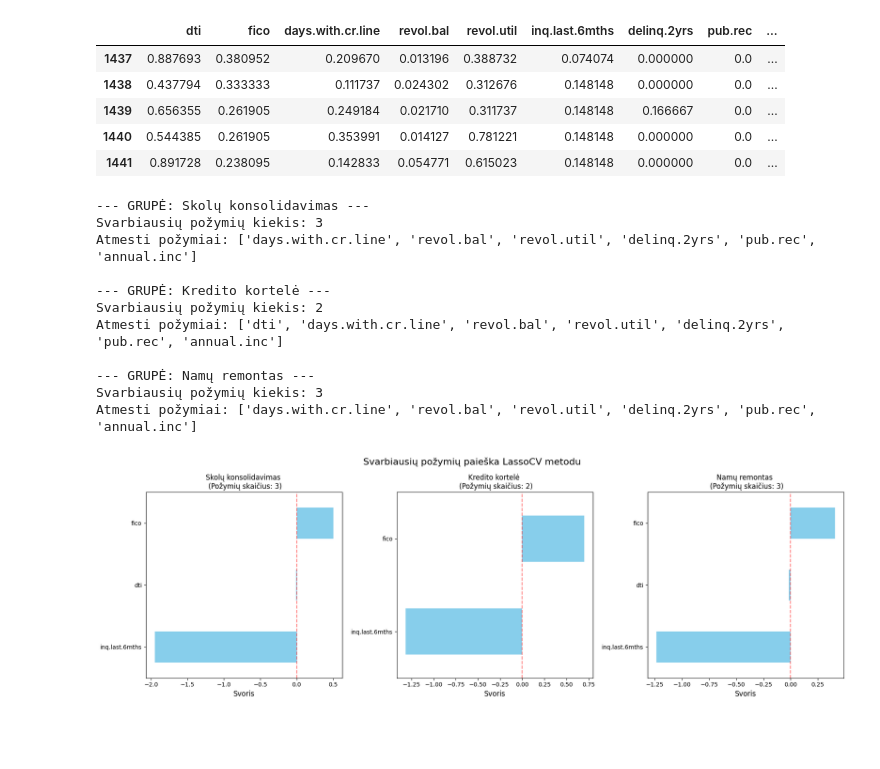
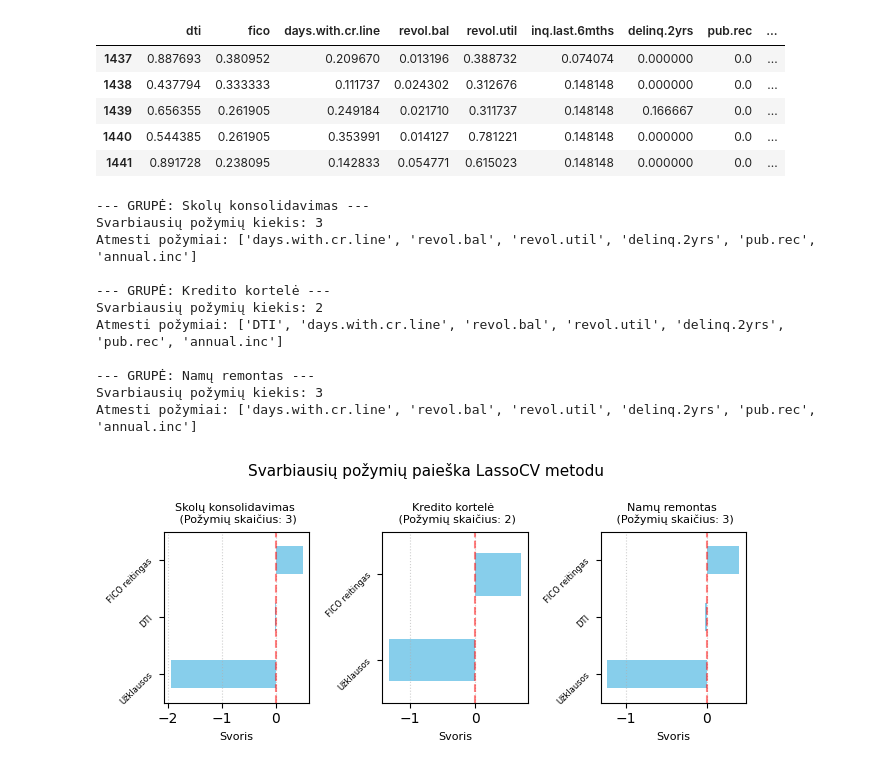
Before and after one commit to EvelinaDu/Papildomi_duomenu_vizualizavimo_skyriai, a Jupyter notebook: 3_laboratorinis/main.ipynb, the cells around one changed output. Drawn from its saved outputs; the diff is of its cells as text; code cells hidden in the pictures; blank space fills up the shorter version.

Commit message:
Update: plots in main and HA

```diff
--- a/3_laboratorinis/main.ipynb
+++ b/3_laboratorinis/main.ipynb
@@ -192,6 +192,12 @@ debt_consolidation_data = debt_consolidation_data.drop(columns=['purpose'])
 credit_card_data = credit_card_data.drop(columns=['purpose'])
 home_improvement_data = home_improvement_data.drop(columns=['purpose'])
 # %%
+translations = {
+    'dti': 'DTI',
+    'fico': 'FICO reitingas',
+    'inq.last.6mths': 'Užklausos'
+}
+
 purposes_list = [
     (debt_consolidation_data, "Skolų konsolidavimas"),
     (credit_card_data, "Kredito kortelė"),
@@ -201,7 +207,7 @@ purposes_list = [
 file_names = ["LassoCV_debt_consolidation.csv", "LassoCV_credit_card.csv", "LassoCV_home_improvement.csv"]
 
 
-fig, axes = plt.subplots(1, 3, figsize=(18, 6))
+fig, axes = plt.subplots(1, 3, figsize=(6.7, 3))
 
 for i, (df, title) in enumerate(purposes_list):
 
@@ -210,43 +216,48 @@ for i, (df, title) in enumerate(purposes_list):
 
     lasso = LassoCV(cv=5, random_state=2026, max_iter=10000).fit(X, y)
 
-    coef = pd.Series(lasso.coef_, index=X.columns)
+    translated_index = [translations.get(col, col) for col in X.columns]
+    coef = pd.Series(lasso.coef_, index=translated_index)
 
-    important_features = coef[coef != 0].index.tolist()
-    df_filtered = df[important_features + ['credit.policy']].copy()
+    orig_coef = pd.Series(lasso.coef_, index=X.columns)
+    important_orig = orig_coef[orig_coef != 0].index.tolist()
+    df_filtered = df[important_orig + ['credit.policy']].copy()
     df_filtered.to_csv(file_names[i], index=False)
 
     imp_coef = coef[coef != 0].sort_values()
 
     if not imp_coef.empty:
         imp_coef.plot(kind="barh", ax=axes[i], color='skyblue')
-        axes[i].set_title(f"{title} \n (Požymių skaičius: {len(imp_coef)})")
+        axes[i].set_title(f"{title} \n (Požymių skaičius: {len(imp_coef)})", fontsize=8)
         axes[i].axvline(x=0, color='red', linestyle='--', alpha=0.5)
+        axes[i].grid(True, axis='x', linestyle=':', alpha=0.6)
     else:
         axes[i].text(0.5, 0.5, "Reikšmingų požymių nerasta", ha='center')
-        axes[i].set_title(title)
+        axes[i].set_title(title, fontsize=8)
 
-    axes[i].set_xlabel("Svoris", fontsize=12)
+    axes[i].set_xlabel("Svoris", fontsize=8)
+    axes[i].set_yticklabels(axes[i].get_yticklabels(), fontsize=6, rotation=45)
 
 
     rejected = coef[coef == 0].index.tolist()
     print(f"--- GRUPĖ: {title} ---")
     print(f"Svarbiausių požymių kiekis: {len(imp_coef)}")
     print(f"Atmesti požymiai: {rejected}\n")
 
-plt.suptitle("Svarbiausių požymių paieška LassoCV metodu", fontsize=16)
+plt.suptitle("Svarbiausių požymių paieška LassoCV metodu", fontsize=11)
 plt.tight_layout()
+plt.savefig('lasso.png', dpi=300)
 plt.show()
 # %% [output]
 --- GRUPĖ: Skolų konsolidavimas ---
 Svarbiausių požymių kiekis: 3
 Atmesti požymiai: ['days.with.cr.line', 'revol.bal', 'revol.util', 'delinq.2yrs', 'pub.rec', 'annual.inc']
 
 --- GRUPĖ: Kredito kortelė ---
 Svarbiausių požymių kiekis: 2
-Atmesti požymiai: ['dti', 'days.with.cr.line', 'revol.bal', 'revol.util', 'delinq.2yrs', 'pub.rec', 'annual.inc']
+Atmesti požymiai: ['DTI', 'days.with.cr.line', 'revol.bal', 'revol.util', 'delinq.2yrs', 'pub.rec', 'annual.inc']
 
 --- GRUPĖ: Namų remontas ---
 Svarbiausių požymių kiekis: 3
 Atmesti požymiai: ['days.with.cr.line', 'revol.bal', 'revol.util', 'delinq.2yrs', 'pub.rec', 'annual.inc']
-[figure, old version]
+[figure, new version]
```
Also changed, not shown: 1 other file.
